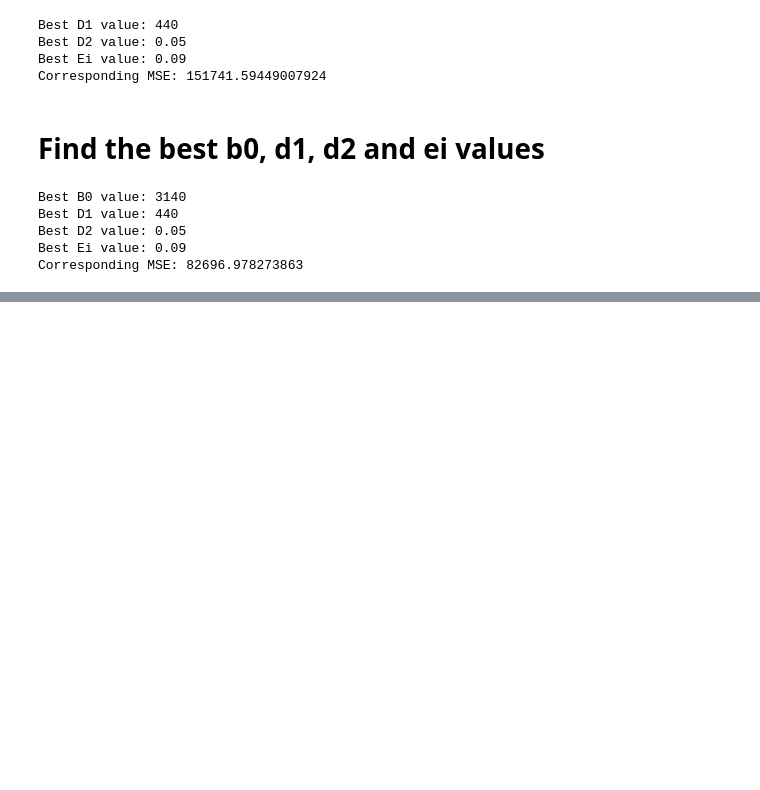
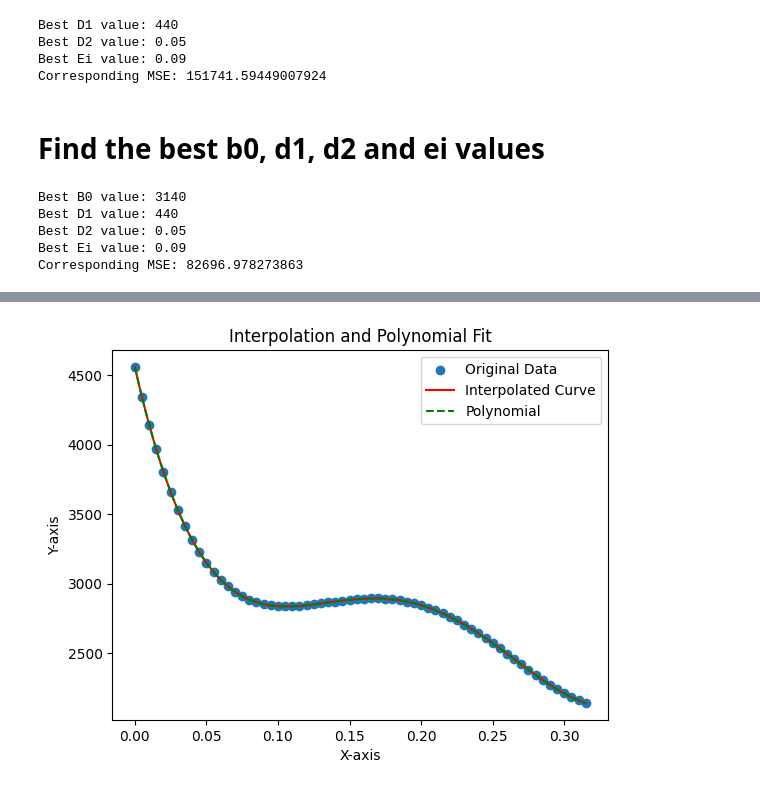
Before and after one commit to Kishan-Kumar-Zalavadia/Material-Science, a Jupyter notebook: code_2.ipynb, the cells around one changed output, grey strips where cells are left out. Cells and saved outputs as stored; diff of their text form; code cells hidden in the pictures; blank space fills up the shorter version.

```diff
--- a/code_2.ipynb
+++ b/code_2.ipynb
@@ -265,0 +276,93 @@ Corresponding MSE: 82696.978273863
+# %%
+import numpy as np
+import pandas as pd
+from scipy.interpolate import make_interp_spline
+import matplotlib.pyplot as plt
+
+# Read Excel file
+file_path = '/content/Data.xlsx'
+df = pd.read_excel(file_path)
+
+# Extract x and y columns
+x = df['t.strain'].values
+y = df['hard.Rate'].values
+
+
+# Check for and handle NaN or infinite values
+mask = np.isfinite(x) & np.isfinite(y)
+x = x[mask]
+y = y[mask]
+
+# Set the value of k for spline interpolation
+k_value = 5
+
+# Perform cubic spline interpolation
+spline_interp = make_interp_spline(x, y, k=k_value)
+
+
+# Perform cubic spline interpolation
+spline_interp = make_interp_spline(x, y, k=k_value)
+
+# Generate new x values for interpolation
+x_new = np.linspace(min(x), max(x), 100)
+
+# Perform interpolation
+y_new = spline_interp(x_new)
+
+# Fit cubic polynomial to the entire dataset
+coefficients = np.polyfit(x, y, k_value)
+
+# Print the coefficients
+print("Cubic Polynomial Coefficients:", coefficients)
+
+# Generate y values for the cubic polynomial
+y_cubic = np.polyval(coefficients, x_new)
+
+# Dynamic equation print
+cubic_equation = "Polynomial Equation: "
+for i, coef in enumerate(coefficients):
+    cubic_equation += f"{coef:.6f} x^{k_value-i} + " if i < k_value else f"{coef:.6f}"
+print()
+
+# Remove the trailing ' + ' at the end
+cubic_equation = cubic_equation.rstrip(' + ')
+print(cubic_equation)
+print()
+
+# Take the derivative of the polynomial
+derivative_coefficients = np.polyder(coefficients)
+
+# Dynamic equation print for the derivative
+derivative_equation = "Derivative Equation: "
+for i, coef in enumerate(derivative_coefficients):
+    derivative_equation += f"{coef:.6f} x^{k_value-1 -i} + " if i < k_value-1 else f"{coef:.6f}"
+    # cubic_equation += f"{coef:.6f} x^{k_value-i} + " if i < k_value else f"{coef:.6f}"
+
+# Remove the trailing ' + ' at the end
+derivative_equation = derivative_equation.rstrip(' + ')
+print(derivative_equation)
+print()
+
+# Find the roots (zeros) of the derivative equation
+roots = np.roots(derivative_coefficients)
+print("Roots (Zeros) of the Derivative Equation:", roots)
+print()
+
+# Calculate y values for each root using the original cubic polynomial
+y_roots = np.polyval(coefficients, roots)
+
+# Print the corresponding y values for the roots
+for i, root in enumerate(roots):
+    print(f"For x = {root:.6f}, y = {y_roots[i]:.6f}")
+print()
+
+# Plot the original data, interpolated curve, and cubic polynomial
+plt.scatter(x, y, label='Original Data')
+plt.plot(x_new, y_new, label='Interpolated Curve', color='red')
+plt.plot(x_new, y_cubic, label='Polynomial', linestyle='dashed', color='green')
+plt.xlabel('X-axis')
+plt.ylabel('Y-axis')
+plt.legend()
+plt.title('Interpolation and Polynomial Fit')
+plt.show()
+# %% [output]
@@ -265,0 +382 @@ Corresponding MSE: 82696.978273863
+[figure, added]
```
Also changed, not shown: parts of 6 cells of this notebook.
